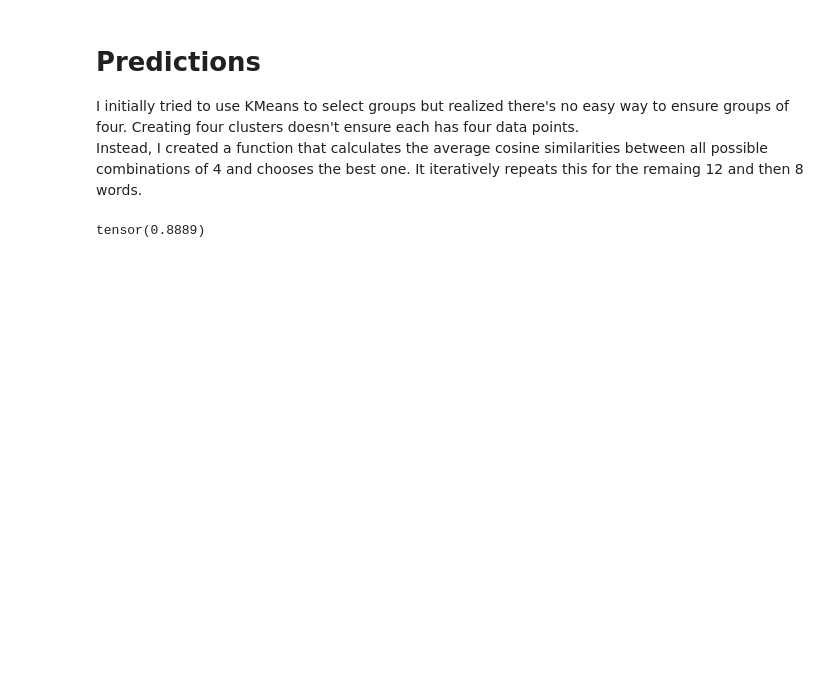
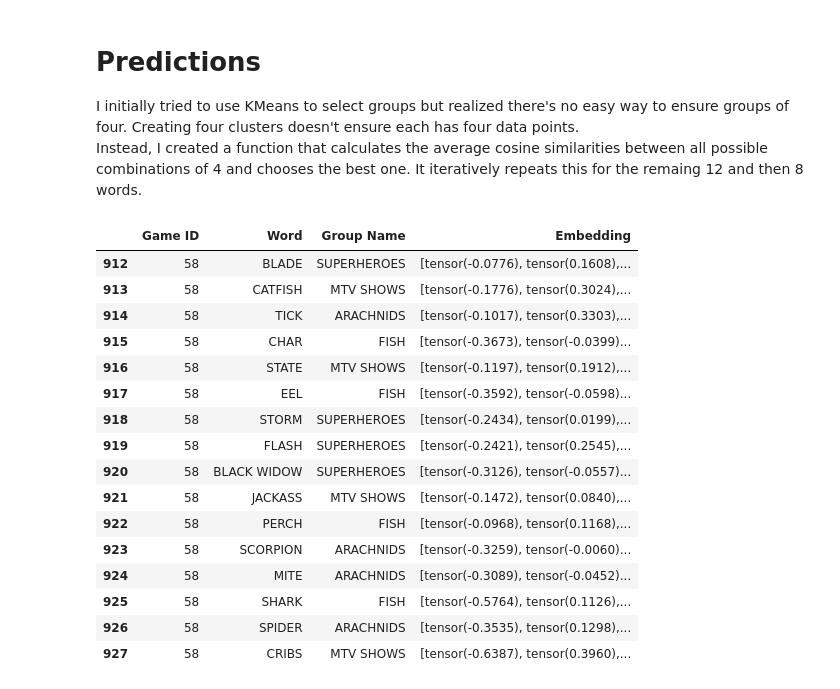
Before and after one commit to Kunritty/connections-solver, a Jupyter notebook: bert-model-zero-shot.ipynb, the cells around one changed output. Drawn from its saved outputs; the diff is of its cells as text; code cells hidden in the pictures; blank space fills up the shorter version.

```diff
--- a/bert-model-zero-shot.ipynb
+++ b/bert-model-zero-shot.ipynb
@@ -149,5 +169,23 @@ def predict(df):
 # %%
+TEST_ID = 58
 #df_example = df_test[df_test['Game ID' == 1]]
-get_similarity(np.stack(df_test[df_test['Game ID'] == 1]['Embedding'].to_numpy()))
+#get_similarity(np.stack(df_test[df_test['Game ID'] == TEST_ID]['Embedding'].to_numpy()))
+df_test[df_test['Game ID'] == TEST_ID]
 # %% [output]
-tensor(0.8889)
+|  | Game ID | Word | Group Name | Embedding |
+| 912 | 58 | BLADE | SUPERHEROES | [tensor(-0.0776), tensor(0.1608),... |
+| 913 | 58 | CATFISH | MTV SHOWS | [tensor(-0.1776), tensor(0.3024),... |
+| 914 | 58 | TICK | ARACHNIDS | [tensor(-0.1017), tensor(0.3303),... |
+| 915 | 58 | CHAR | FISH | [tensor(-0.3673), tensor(-0.0399)... |
+| 916 | 58 | STATE | MTV SHOWS | [tensor(-0.1197), tensor(0.1912),... |
+| 917 | 58 | EEL | FISH | [tensor(-0.3592), tensor(-0.0598)... |
+| 918 | 58 | STORM | SUPERHEROES | [tensor(-0.2434), tensor(0.0199),... |
+| 919 | 58 | FLASH | SUPERHEROES | [tensor(-0.2421), tensor(0.2545),... |
+| 920 | 58 | BLACK WIDOW | SUPERHEROES | [tensor(-0.3126), tensor(-0.0557)... |
+| 921 | 58 | JACKASS | MTV SHOWS | [tensor(-0.1472), tensor(0.0840),... |
+| 922 | 58 | PERCH | FISH | [tensor(-0.0968), tensor(0.1168),... |
+| 923 | 58 | SCORPION | ARACHNIDS | [tensor(-0.3259), tensor(-0.0060)... |
+| 924 | 58 | MITE | ARACHNIDS | [tensor(-0.3089), tensor(-0.0452)... |
+| 925 | 58 | SHARK | FISH | [tensor(-0.5764), tensor(0.1126),... |
+| 926 | 58 | SPIDER | ARACHNIDS | [tensor(-0.3535), tensor(0.1298),... |
+| 927 | 58 | CRIBS | MTV SHOWS | [tensor(-0.6387), tensor(0.3960),... |
```
Also changed, not shown: parts of 4 cells of this notebook.
